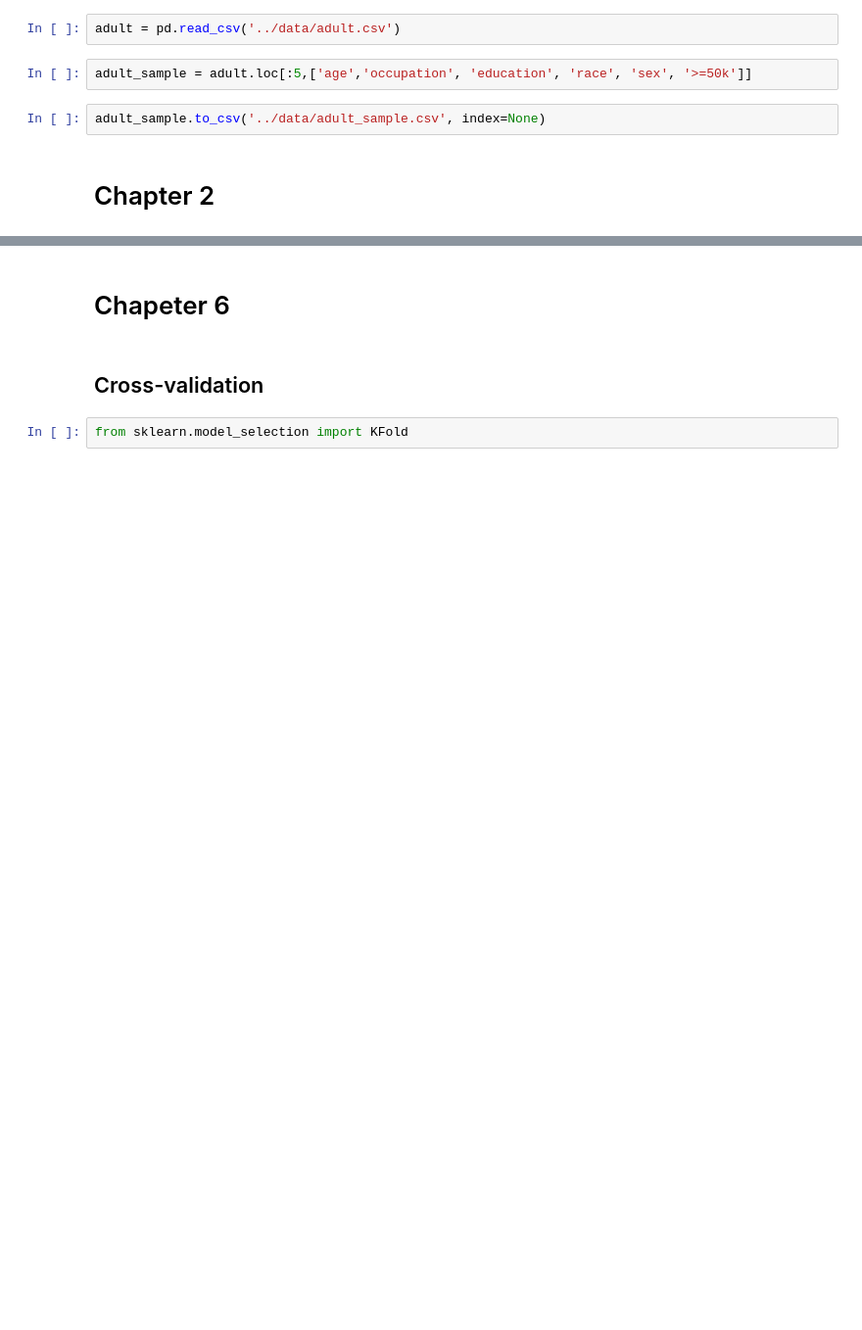
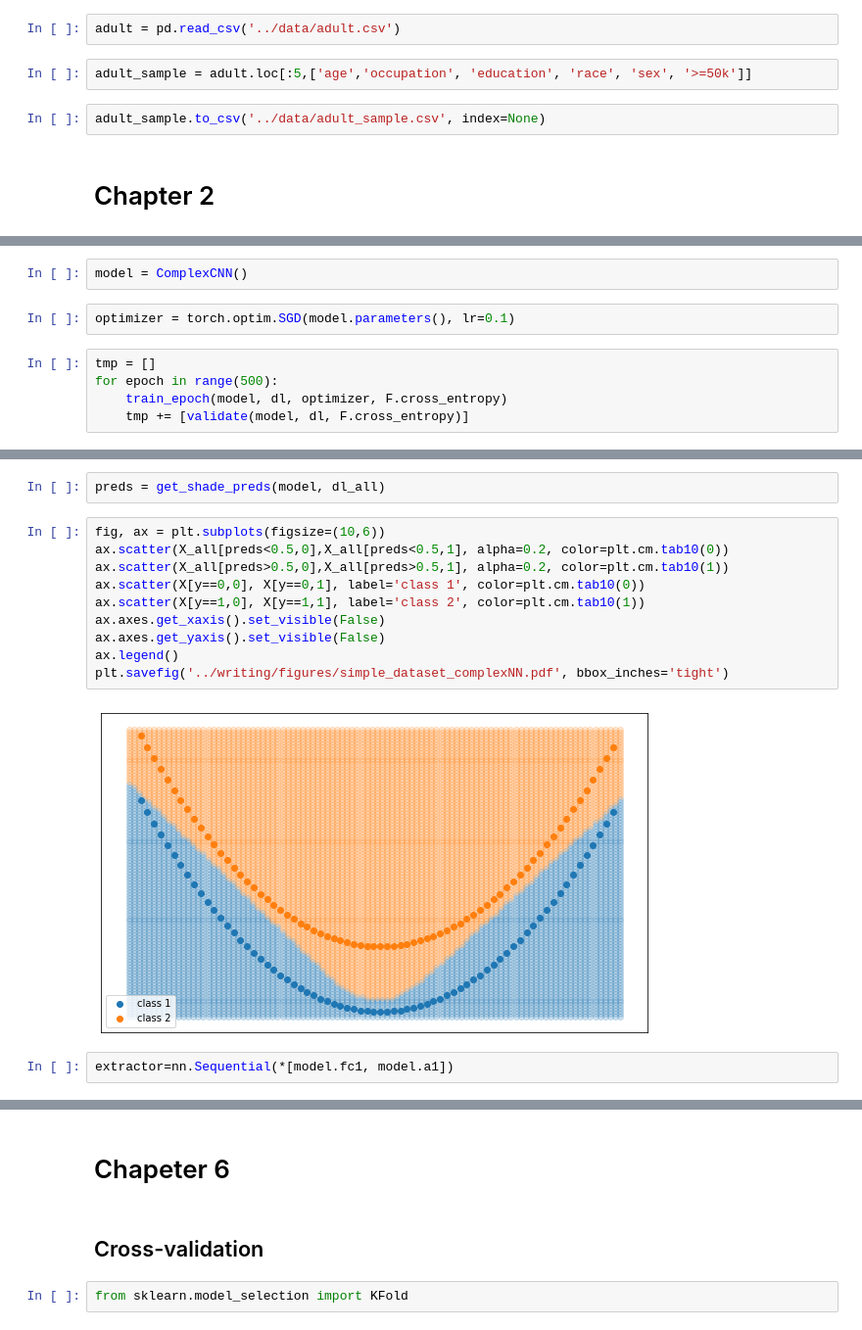
Before and after one commit to jandremarais/TabularLearner, a Jupyter notebook: code/figures.ipynb, the cells around one changed output, grey strips where cells are left out. Shown: that part at 98% size. Drawn from its saved outputs; the diff is of its cells as text; blank space fills up the shorter version.

```diff
--- a/code/figures.ipynb
+++ b/code/figures.ipynb
@@ -55,0 +151,9 @@ plt.savefig('../writing/figures/simple_dataset.pdf')
+# %%
+model = ComplexCNN()
+# %%
+optimizer = torch.optim.SGD(model.parameters(), lr=0.1)
+# %%
+tmp = []
+for epoch in range(500):
+    train_epoch(model, dl, optimizer, F.cross_entropy)
+    tmp += [validate(model, dl, F.cross_entropy)]
@@ -55,0 +180,16 @@ plt.savefig('../writing/figures/simple_dataset.pdf')
+# %%
+preds = get_shade_preds(model, dl_all)
+# %%
+fig, ax = plt.subplots(figsize=(10,6))
+ax.scatter(X_all[preds<0.5,0],X_all[preds<0.5,1], alpha=0.2, color=plt.cm.tab10(0))
+ax.scatter(X_all[preds>0.5,0],X_all[preds>0.5,1], alpha=0.2, color=plt.cm.tab10(1))
+ax.scatter(X[y==0,0], X[y==0,1], label='class 1', color=plt.cm.tab10(0))
+ax.scatter(X[y==1,0], X[y==1,1], label='class 2', color=plt.cm.tab10(1))
+ax.axes.get_xaxis().set_visible(False)
+ax.axes.get_yaxis().set_visible(False)
+ax.legend()
+plt.savefig('../writing/figures/simple_dataset_complexNN.pdf', bbox_inches='tight')
+# %% [output]
+[figure, added]
+# %%
+extractor=nn.Sequential(*[model.fc1, model.a1])
```
Also changed, not shown: parts of 25 cells of this notebook, 6 other files.
